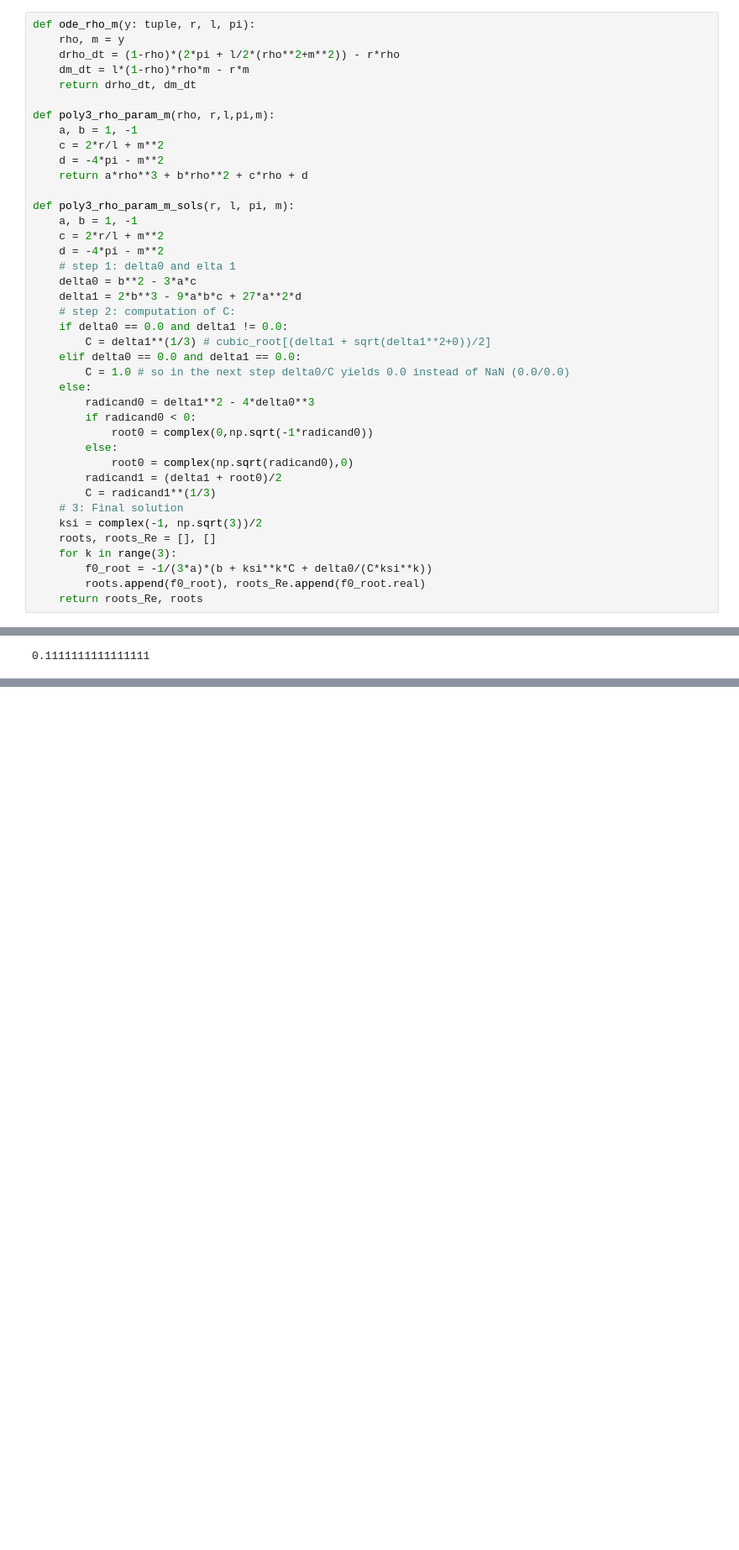
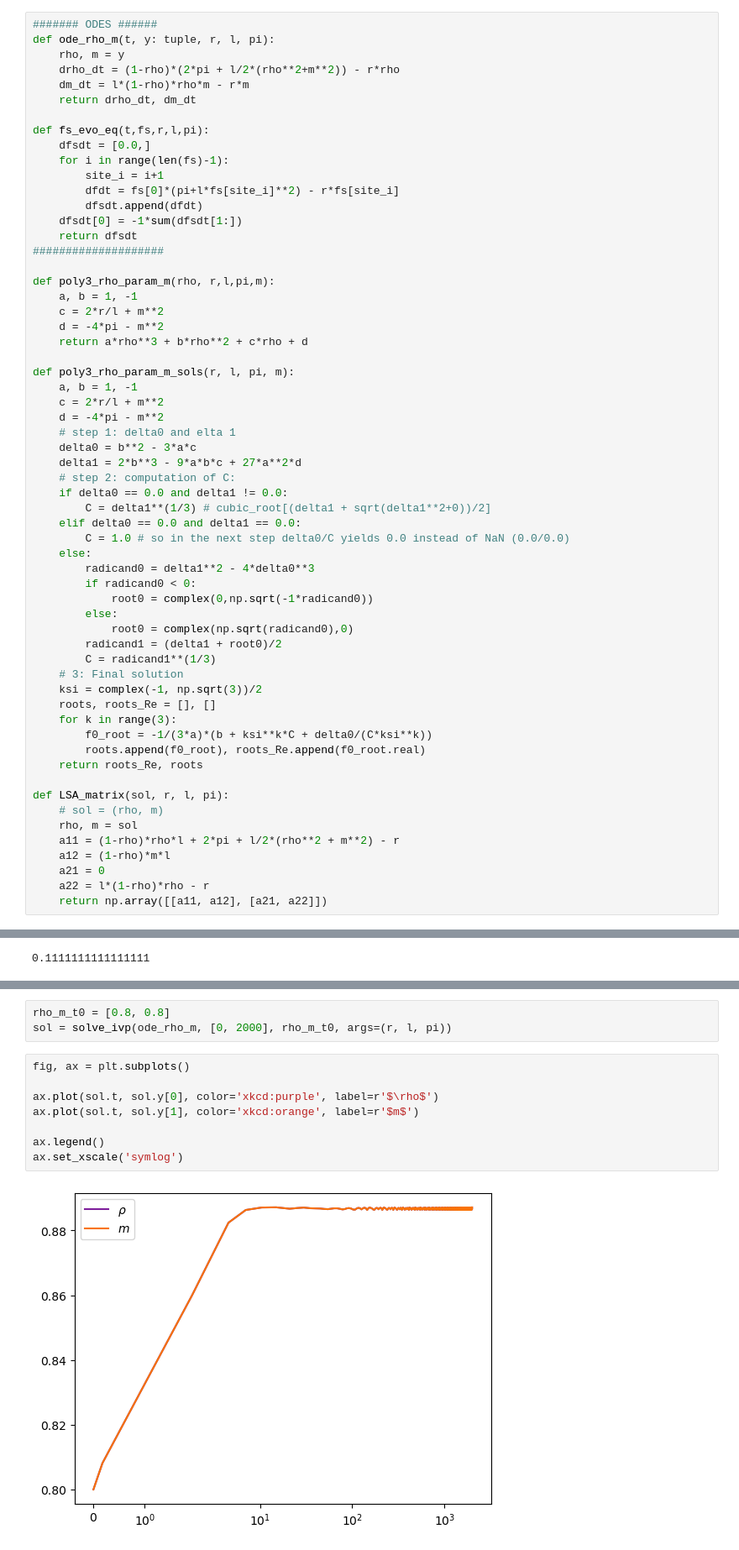
Before and after one commit to dmarchp/TFM_code, a Jupyter notebook: det_sols_f0_as_pi/non_lin_rec_two_sites.ipynb, the cells around one changed output, grey strips where cells are left out. Shown: that part at 84% size. Cells and saved outputs as stored; diff of their text form; blank space fills up the shorter version.

```diff
--- a/det_sols_f0_as_pi/non_lin_rec_two_sites.ipynb
+++ b/det_sols_f0_as_pi/non_lin_rec_two_sites.ipynb
@@ -4,9 +5,20 @@ import matplotlib.pyplot as plt
 # %%
-def ode_rho_m(y: tuple, r, l, pi):
+####### ODES ######
+def ode_rho_m(t, y: tuple, r, l, pi):
     rho, m = y
     drho_dt = (1-rho)*(2*pi + l/2*(rho**2+m**2)) - r*rho
     dm_dt = l*(1-rho)*rho*m - r*m
     return drho_dt, dm_dt
+
+def fs_evo_eq(t,fs,r,l,pi):
+    dfsdt = [0.0,]
+    for i in range(len(fs)-1):
+        site_i = i+1
+        dfdt = fs[0]*(pi+l*fs[site_i]**2) - r*fs[site_i]
+        dfsdt.append(dfdt)
+    dfsdt[0] = -1*sum(dfsdt[1:])
+    return dfsdt
+####################
 
 def poly3_rho_param_m(rho, r,l,pi,m):
     a, b = 1, -1
@@ -41,6 +53,15 @@ def poly3_rho_param_m_sols(r, l, pi, m):
         f0_root = -1/(3*a)*(b + ksi**k*C + delta0/(C*ksi**k))
         roots.append(f0_root), roots_Re.append(f0_root.real)
     return roots_Re, roots
+
+def LSA_matrix(sol, r, l, pi):
+    # sol = (rho, m)
+    rho, m = sol
+    a11 = (1-rho)*rho*l + 2*pi + l/2*(rho**2 + m**2) - r
+    a12 = (1-rho)*m*l
+    a21 = 0
+    a22 = l*(1-rho)*rho - r
+    return np.array([[a11, a12], [a21, a22]])
 # %%
 r, l = 0.1, 1
 pi = 0.0
@@ -94,0 +127,13 @@ rho
+# %%
+rho_m_t0 = [0.8, 0.8]
+sol = solve_ivp(ode_rho_m, [0, 2000], rho_m_t0, args=(r, l, pi))
+# %%
+fig, ax = plt.subplots()
+
+ax.plot(sol.t, sol.y[0], color='xkcd:purple', label=r'$\rho$')
+ax.plot(sol.t, sol.y[1], color='xkcd:orange', label=r'$m$')
+
+ax.legend()
+ax.set_xscale('symlog')
+# %% [output]
+[figure, added]
```
Also changed, not shown: parts of 7 cells of this notebook, 23 other files.
